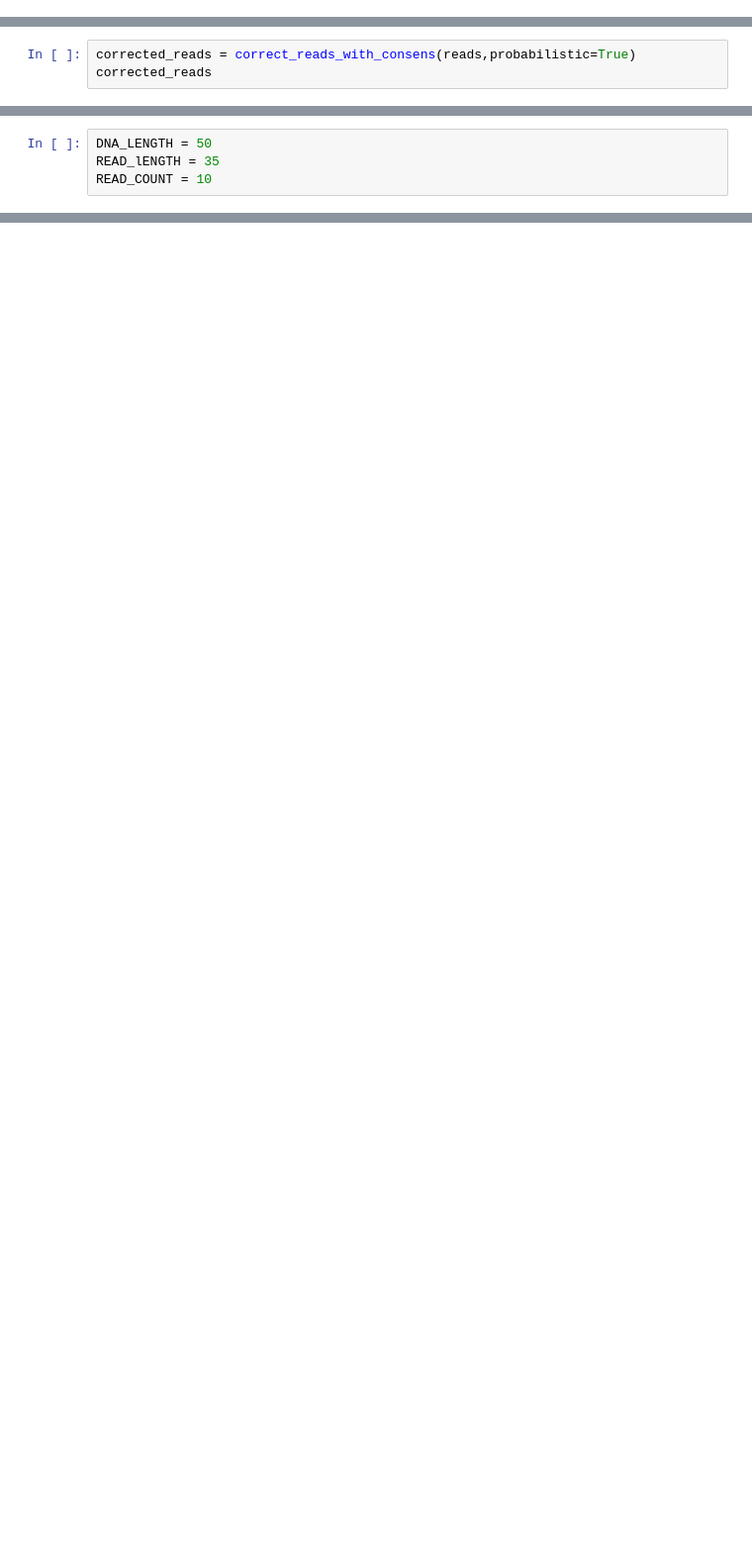
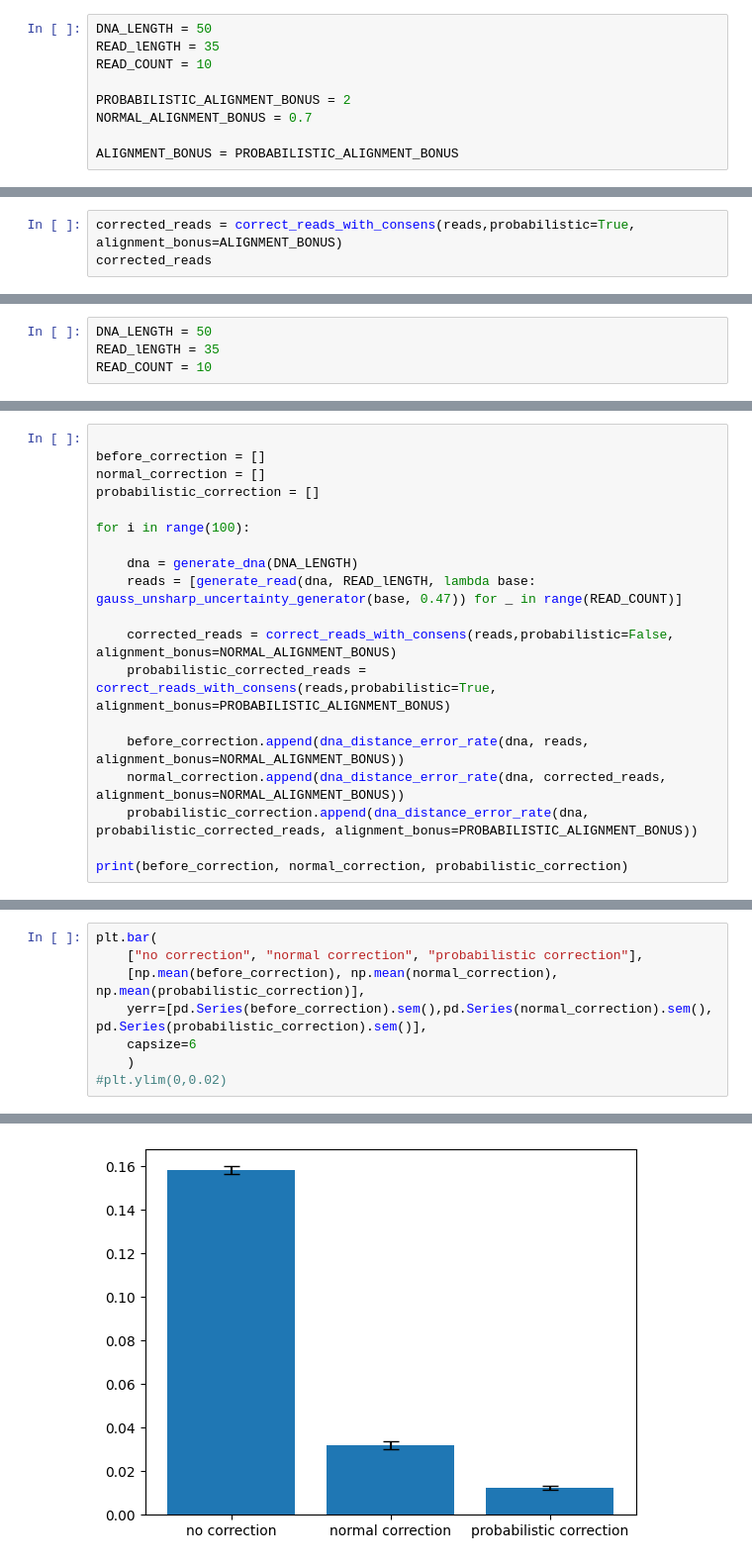
Before and after one commit to rayklauck/Positional-Weight-Matrices-in-Partial-Order-Alignments, a Jupyter notebook: uncertain_dp3.ipynb, the cells around one changed output, grey strips where cells are left out. Shown at 99% size. Saved outputs shown, nothing was run; the diff lists cells and outputs as text; blank space fills up the shorter version.

```diff
--- a/uncertain_dp3.ipynb
+++ b/uncertain_dp3.ipynb
@@ -12,3 +8,12 @@ READ_COUNT = 10
+# %%
+DNA_LENGTH = 50
+READ_lENGTH = 35
+READ_COUNT = 10
+
+PROBABILISTIC_ALIGNMENT_BONUS = 2
+NORMAL_ALIGNMENT_BONUS = 0.7
+
+ALIGNMENT_BONUS = PROBABILISTIC_ALIGNMENT_BONUS
 # %%
 dna = generate_dna(DNA_LENGTH)
 reads = [generate_read(dna, READ_lENGTH, lambda base: gauss_unsharp_uncertainty_generator(base, 0.47)) for _ in range(READ_COUNT)]
@@ -57,4 +49,4 @@ reads
 # %%
-corrected_reads = correct_reads_with_consens(reads,probabilistic=True)
+corrected_reads = correct_reads_with_consens(reads,probabilistic=True, alignment_bonus=ALIGNMENT_BONUS)
 corrected_reads
 # %% [output]
@@ -89,0 +82,19 @@ dna_distance_error_rate(dna, corrected_reads)
+# %%
+
+before_correction = []
+normal_correction = []
+probabilistic_correction = []
+
+for i in range(100):
+
+    dna = generate_dna(DNA_LENGTH)
+    reads = [generate_read(dna, READ_lENGTH, lambda base: gauss_unsharp_uncertainty_generator(base, 0.47)) for _ in range(READ_COUNT)]
+
+    corrected_reads = correct_reads_with_consens(reads,probabilistic=False, alignment_bonus=NORMAL_ALIGNMENT_BONUS)
+    probabilistic_corrected_reads = correct_reads_with_consens(reads,probabilistic=True, alignment_bonus=PROBABILISTIC_ALIGNMENT_BONUS)
+
+    before_correction.append(dna_distance_error_rate(dna, reads, alignment_bonus=NORMAL_ALIGNMENT_BONUS))
+    normal_correction.append(dna_distance_error_rate(dna, corrected_reads, alignment_bonus=NORMAL_ALIGNMENT_BONUS))
+    probabilistic_correction.append(dna_distance_error_rate(dna, probabilistic_corrected_reads, alignment_bonus=PROBABILISTIC_ALIGNMENT_BONUS))
+
+print(before_correction, normal_correction, probabilistic_correction)
@@ -89,0 +123,9 @@ dna_distance_error_rate(dna, corrected_reads)
+# %%
+plt.bar(
+    ["no correction", "normal correction", "probabilistic correction"],
+    [np.mean(before_correction), np.mean(normal_correction), np.mean(probabilistic_correction)],
+    yerr=[pd.Series(before_correction).sem(),pd.Series(normal_correction).sem(), pd.Series(probabilistic_correction).sem()],
+    capsize=6
+    )
+#plt.ylim(0,0.02)
+# %% [output]
@@ -89,0 +133 @@ dna_distance_error_rate(dna, corrected_reads)
+[figure, added]
```
Also changed, not shown: parts of 18 cells of this notebook, 5 other files.
